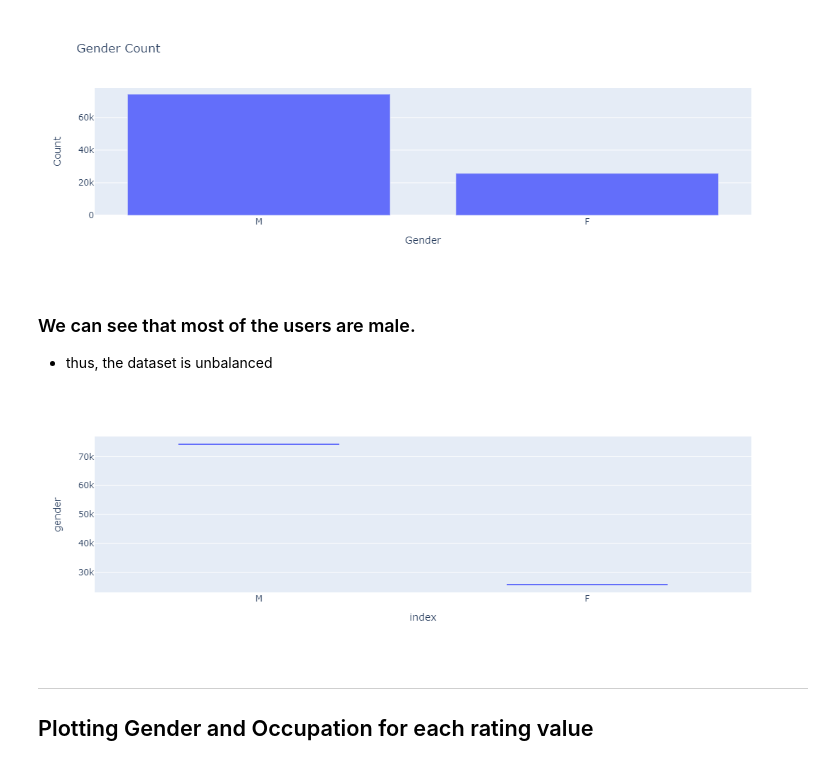
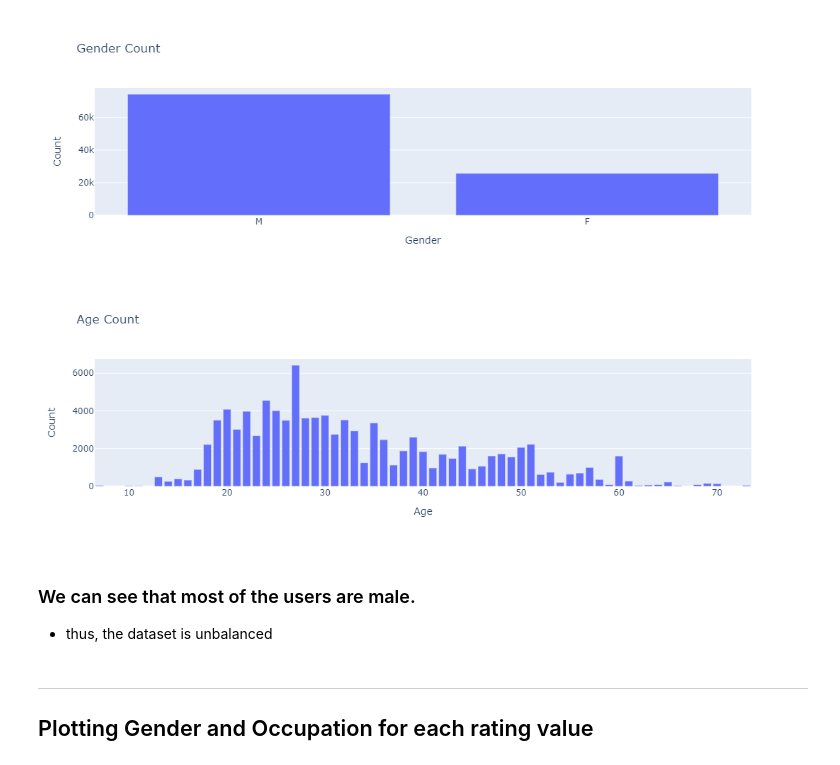
Before and after one commit to anandaheino/Recommendation_Systems, a Jupyter notebook: Matrix_factorization/Recomm_System_MovieLens.ipynb, the cells around one changed output. Drawn from its saved outputs; the diff is of its cells as text; code cells hidden in the pictures.

```diff
--- a/Matrix_factorization/Recomm_System_MovieLens.ipynb
+++ b/Matrix_factorization/Recomm_System_MovieLens.ipynb
@@ -163,14 +148,16 @@ fig = px.bar(df, x='index', y='gender', title='Gender Count', labels={'gender':'
 fig.show()
 # %% [output]
 [figure]
+# %%
+df = pd.DataFrame(df_data['age'].value_counts())
+df = df.reset_index()
+fig = px.bar(df, x='index', y='age', title='Age Count', labels={'age':'Count', 'index':'Age'})
+fig.show()
+# %% [output]
+[figure, added]
 # %% [markdown]
 ### We can see that most of the users are male.
  - thus, the dataset is unbalanced
-# %%
-fig = px.box(df_gender, x='index', y='gender')
-fig.show()
-# %% [output]
-[figure, removed]
 # %% [markdown]
 ***
 ## Plotting Gender and Occupation for each rating value
```
Also changed, not shown: parts of 10 cells of this notebook.
